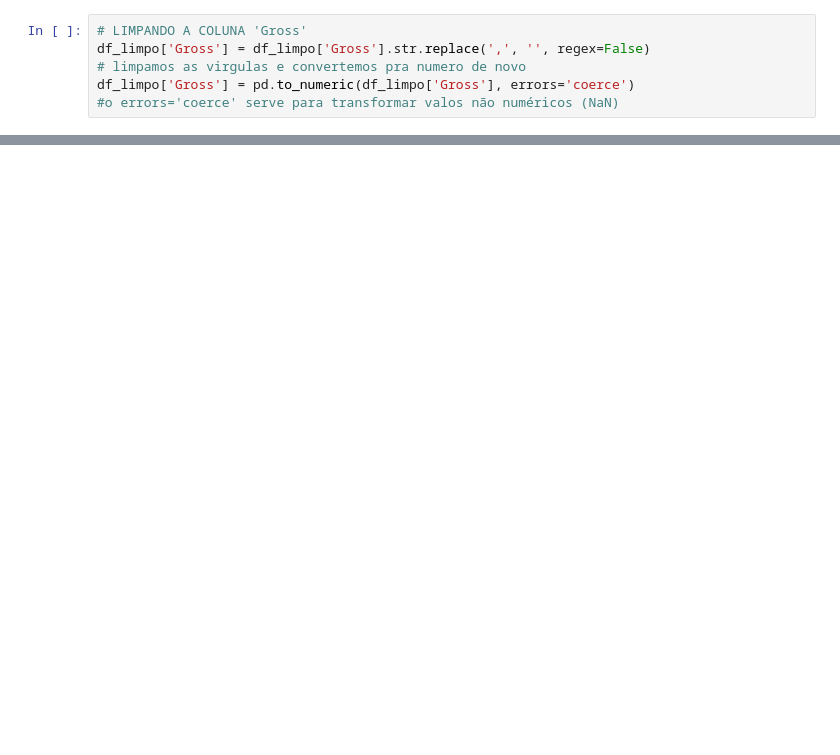
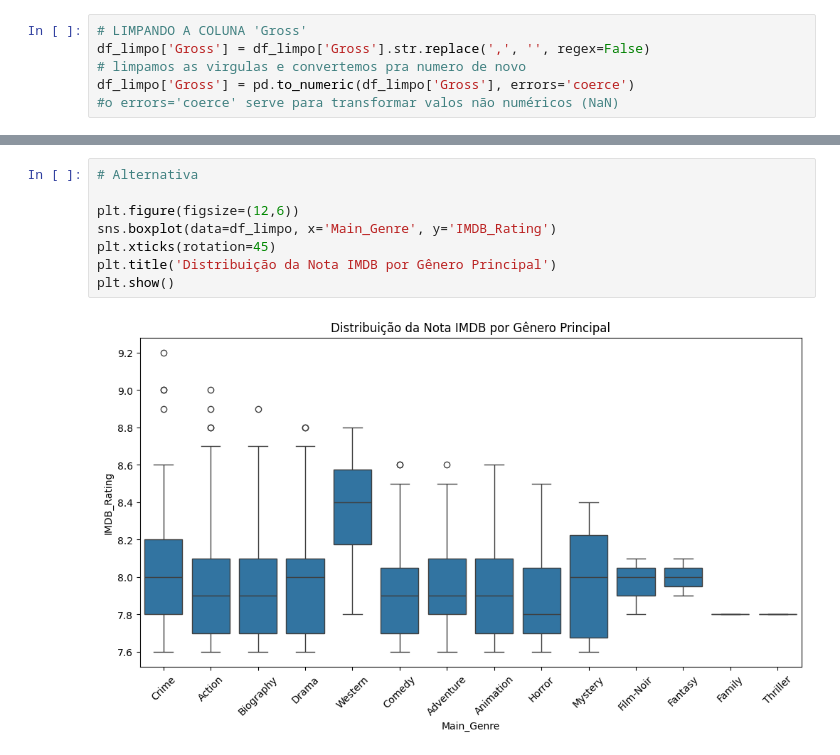
Before and after one commit to gustavfaustino/Desafio-Lighthouse-GustavoFaustino, a Jupyter notebook: PProductions_analise_filmes.ipynb, the cells around one changed output, grey strips where cells are left out. Cells and saved outputs as stored; diff of their text form; blank space fills up the shorter version.

```diff
--- a/PProductions_analise_filmes.ipynb
+++ b/PProductions_analise_filmes.ipynb
@@ -78,0 +171,10 @@ For example, when doing 'df[col].method(value, inplace=True)', try using 'df.met
+# %%
+# Alternativa
+
+plt.figure(figsize=(12,6))
+sns.boxplot(data=df_limpo, x='Main_Genre', y='IMDB_Rating')
+plt.xticks(rotation=45)
+plt.title('Distribuição da Nota IMDB por Gênero Principal')
+plt.show()
+# %% [output]
+[figure, added]
```
Also changed, not shown: parts of 20 cells of this notebook.
